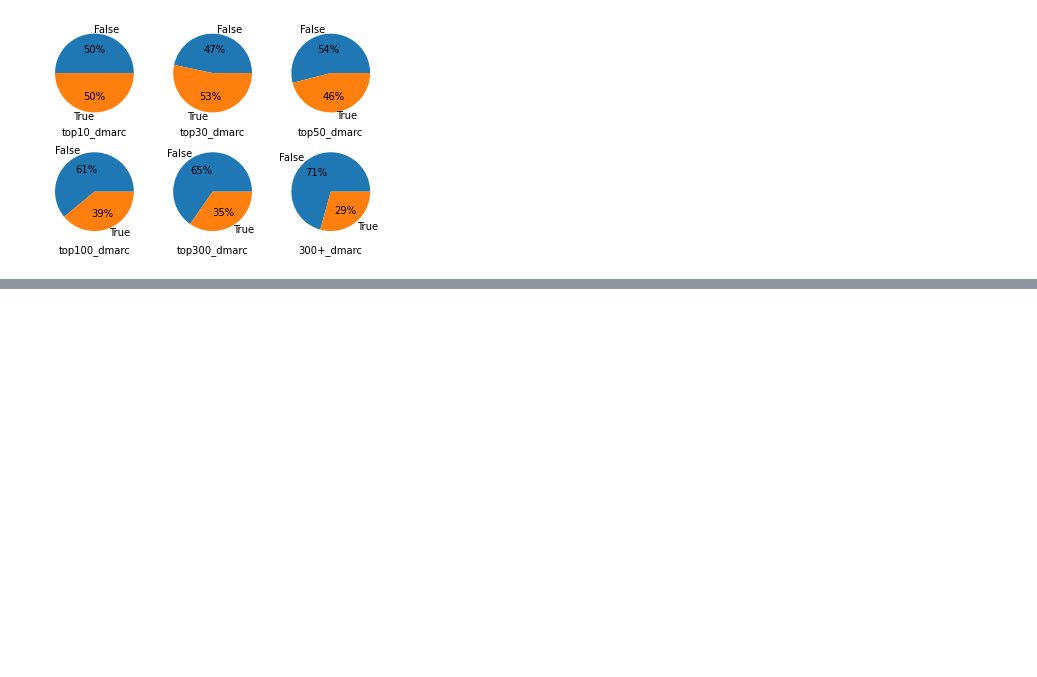
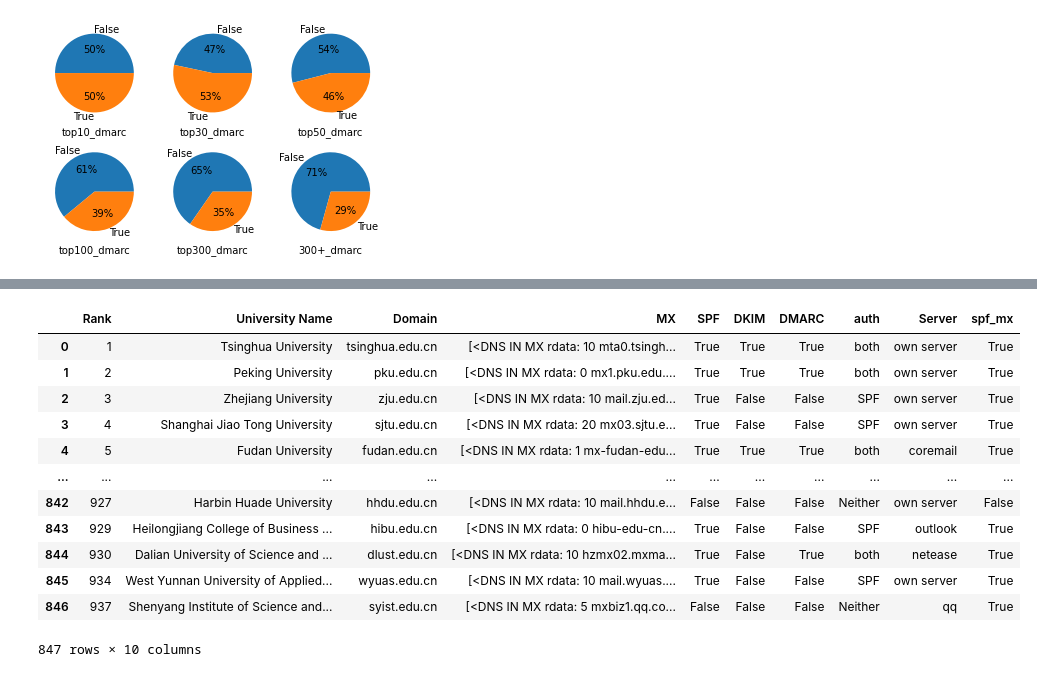
Before and after one commit to qumengdie/Email_Security, a Jupyter notebook: data_analysis/data_analysis.ipynb, the cells around one changed output, grey strips where cells are left out. Drawn from its saved outputs; the diff is of its cells as text; code cells hidden in the pictures; blank space fills up the shorter version.

```diff
--- a/data_analysis/data_analysis.ipynb
+++ b/data_analysis/data_analysis.ipynb
@@ -336,0 +362,16 @@ fig.show()
+# %%
+df
+# %% [output]
+|  | Rank | University Name | Domain | MX | SPF | DKIM | DMARC | auth | Server | spf_mx |
+| 0 | 1 | Tsinghua University | tsinghua.edu.cn | [<DNS IN MX rdata: 10 mta0.tsingh... | True | True | True | both | own server | True |
+| 1 | 2 | Peking University | pku.edu.cn | [<DNS IN MX rdata: 0 mx1.pku.edu.... | True | True | True | both | own server | True |
+| 2 | 3 | Zhejiang University | zju.edu.cn | [<DNS IN MX rdata: 10 mail.zju.ed... | True | False | False | SPF | own server | True |
+| 3 | 4 | Shanghai Jiao Tong University | sjtu.edu.cn | [<DNS IN MX rdata: 20 mx03.sjtu.e... | True | False | False | SPF | own server | True |
+| 4 | 5 | Fudan University | fudan.edu.cn | [<DNS IN MX rdata: 1 mx-fudan-edu... | True | True | True | both | coremail | True |
+| ... | ... | ... | ... | ... | ... | ... | ... | ... | ... | ... |
+| 842 | 927 | Harbin Huade University | hhdu.edu.cn | [<DNS IN MX rdata: 10 mail.hhdu.e... | False | False | False | Neither | own server | False |
+| 843 | 929 | Heilongjiang College of Business ... | hibu.edu.cn | [<DNS IN MX rdata: 0 hibu-edu-cn.... | True | False | False | SPF | outlook | True |
+| 844 | 930 | Dalian University of Science and ... | dlust.edu.cn | [<DNS IN MX rdata: 10 hzmx02.mxma... | True | False | True | both | netease | True |
+| 845 | 934 | West Yunnan University of Applied... | wyuas.edu.cn | [<DNS IN MX rdata: 10 mail.wyuas.... | True | False | False | SPF | own server | True |
+| 846 | 937 | Shenyang Institute of Science and... | syist.edu.cn | [<DNS IN MX rdata: 5 mxbiz1.qq.co... | False | False | False | Neither | qq | True |
+847 rows × 10 columns
```
Also changed, not shown: parts of 10 cells of this notebook.
